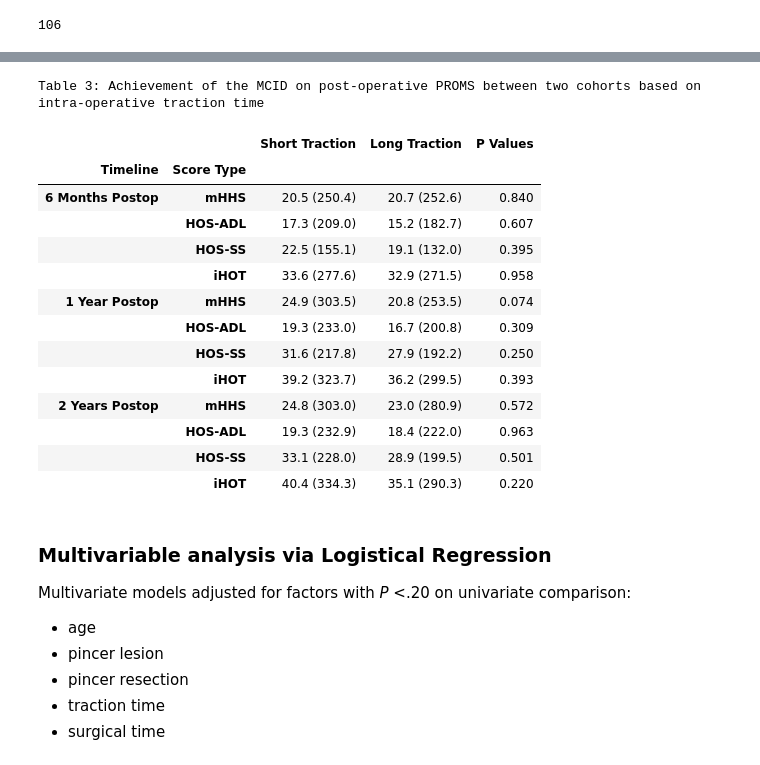
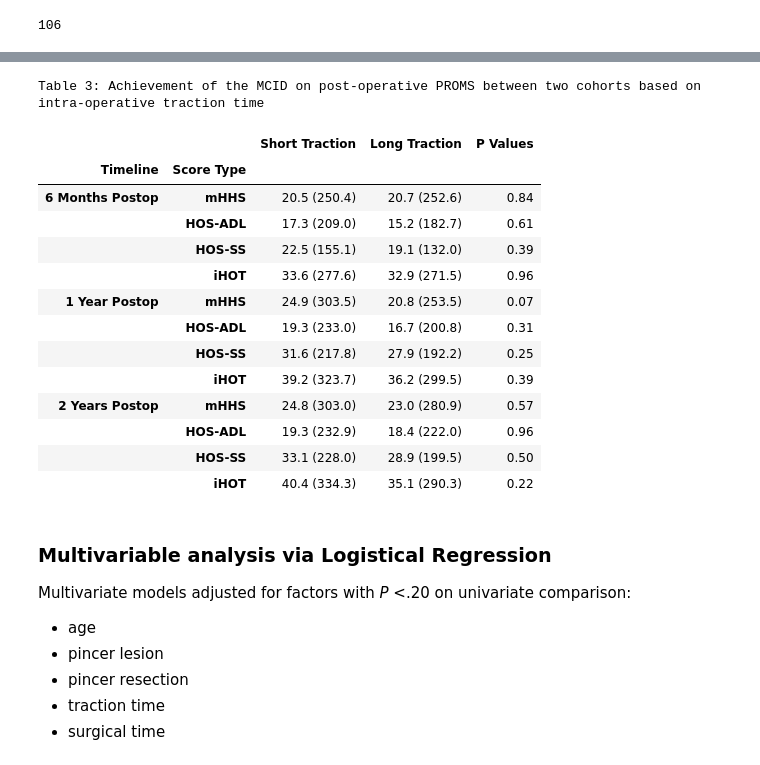
Before and after one commit to Darkbladecr/traction_proms, a Jupyter notebook: notebook.ipynb, the cells around one changed output, grey strips where cells are left out. Cells and saved outputs as stored; diff of their text form; code cells hidden in the pictures.

```diff
--- a/notebook.ipynb
+++ b/notebook.ipynb
@@ -608,6 +608,11 @@ pts ≥50 min traction: 77
 dff['age'].count() - dff[dff['Sex'] == 'F']['Sex'].count()
 # %% [output]
 106
+# %%
+def signifcant_p_val(x):
+    if x < 0.05:
+        return str(x)+'**'
+    return x
 # %%
 col_table1 = [
   'n',
@@ -850,48 +855,50 @@ def cohort_mcid(*dfs):
   table_data = []
   for df_delta in dfs_delta:
     mcid_series = []
     for t_delta in df_delta:
       mcid_series += [
         "{0:.1f} ({1:.1f})".format(t_delta["HSS"].mean(), t_delta["HSS"].mean() / mcid_ref['HSS'] * 100),
         "{0:.1f} ({1:.1f})".format(t_delta["HOSADL"].mean(), t_delta["HOSADL"].mean() / mcid_ref['HOSADL'] * 100),
         "{0:.1f} ({1:.1f})".format(t_delta["HOSSS"].mean(), t_delta["HOSSS"].mean() / mcid_ref['HOSSS'] * 100),
         "{0:.1f} ({1:.1f})".format(t_delta["HOT"].mean(), t_delta["HOT"].mean() / mcid_ref['HOT'] * 100),
       ]
     table_data.append(pd.Series(mcid_series, index=scores_index_mcid))
 
   p_series = []
   for t_i in range(len(col_scores.keys()) - 1):
     p_series += [
       mannwhitneyu(dfs_delta[0][t_i]["HSS"].dropna(), dfs_delta[1][t_i]["HSS"].dropna()),
       mannwhitneyu(dfs_delta[0][t_i]["HOSADL"].dropna(), dfs_delta[1][t_i]["HOSADL"].dropna()),
       mannwhitneyu(dfs_delta[0][t_i]["HOSSS"].dropna(), dfs_delta[1][t_i]["HOSSS"].dropna()),
       mannwhitneyu(dfs_delta[0][t_i]["HOT"].dropna(), dfs_delta[1][t_i]["HOT"].dropna()),
     ]
-  p_series = ["<0.05" if x[1] < 0.05 else "{:.3f}".format(x[1]) for x in p_series]
+  p_series = [x[1] for x in p_series]
   table_data.append(pd.Series(p_series, index=scores_index_mcid))
 
-  return pd.concat(table_data, axis=1)
+  output = pd.concat(table_data, axis=1)
+  output.columns = ['Short Traction', 'Long Traction', 'P Values']
+  output['P Values'] = output['P Values'].round(2).apply(signifcant_p_val)
+  return output
 
 df_scores = cohort_mcid(df_fast, df_slow)
-df_scores.columns = ['Short Traction', 'Long Traction', 'P Values']
 print("Table 3: Achievement of the MCID on post-operative PROMS between two cohorts based on intra-operative traction time")
 display(df_scores)
 # %% [output]
 Table 3: Achievement of the MCID on post-operative PROMS between two cohorts based on intra-operative traction time
 |  |  | Short Traction | Long Traction | P Values |
 | Timeline | Score Type |  |  |  |
-| 6 Months Postop | mHHS | 20.5 (250.4) | 20.7 (252.6) | 0.840 |
-|  | HOS-ADL | 17.3 (209.0) | 15.2 (182.7) | 0.607 |
-|  | HOS-SS | 22.5 (155.1) | 19.1 (132.0) | 0.395 |
-|  | iHOT | 33.6 (277.6) | 32.9 (271.5) | 0.958 |
-| 1 Year Postop | mHHS | 24.9 (303.5) | 20.8 (253.5) | 0.074 |
-|  | HOS-ADL | 19.3 (233.0) | 16.7 (200.8) | 0.309 |
-|  | HOS-SS | 31.6 (217.8) | 27.9 (192.2) | 0.250 |
-|  | iHOT | 39.2 (323.7) | 36.2 (299.5) | 0.393 |
-| 2 Years Postop | mHHS | 24.8 (303.0) | 23.0 (280.9) | 0.572 |
-|  | HOS-ADL | 19.3 (232.9) | 18.4 (222.0) | 0.963 |
-|  | HOS-SS | 33.1 (228.0) | 28.9 (199.5) | 0.501 |
-|  | iHOT | 40.4 (334.3) | 35.1 (290.3) | 0.220 |
+| 6 Months Postop | mHHS | 20.5 (250.4) | 20.7 (252.6) | 0.84 |
+|  | HOS-ADL | 17.3 (209.0) | 15.2 (182.7) | 0.61 |
+|  | HOS-SS | 22.5 (155.1) | 19.1 (132.0) | 0.39 |
+|  | iHOT | 33.6 (277.6) | 32.9 (271.5) | 0.96 |
+| 1 Year Postop | mHHS | 24.9 (303.5) | 20.8 (253.5) | 0.07 |
+|  | HOS-ADL | 19.3 (233.0) | 16.7 (200.8) | 0.31 |
+|  | HOS-SS | 31.6 (217.8) | 27.9 (192.2) | 0.25 |
+|  | iHOT | 39.2 (323.7) | 36.2 (299.5) | 0.39 |
+| 2 Years Postop | mHHS | 24.8 (303.0) | 23.0 (280.9) | 0.57 |
+|  | HOS-ADL | 19.3 (232.9) | 18.4 (222.0) | 0.96 |
+|  | HOS-SS | 33.1 (228.0) | 28.9 (199.5) | 0.50 |
+|  | iHOT | 40.4 (334.3) | 35.1 (290.3) | 0.22 |
 # %% [markdown]
 ### Multivariable analysis via Logistical Regression
 
```
Also changed, not shown: parts of 4 cells of this notebook.
